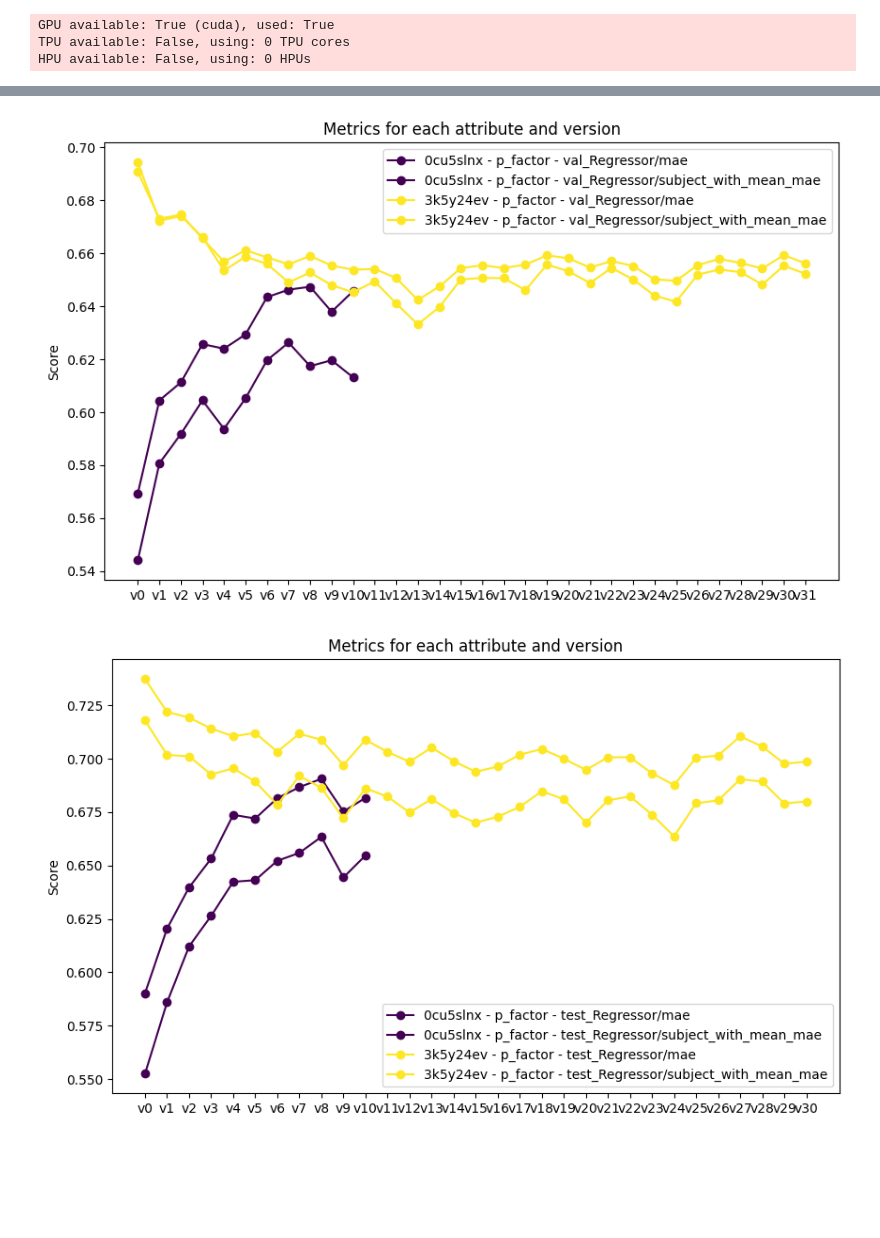
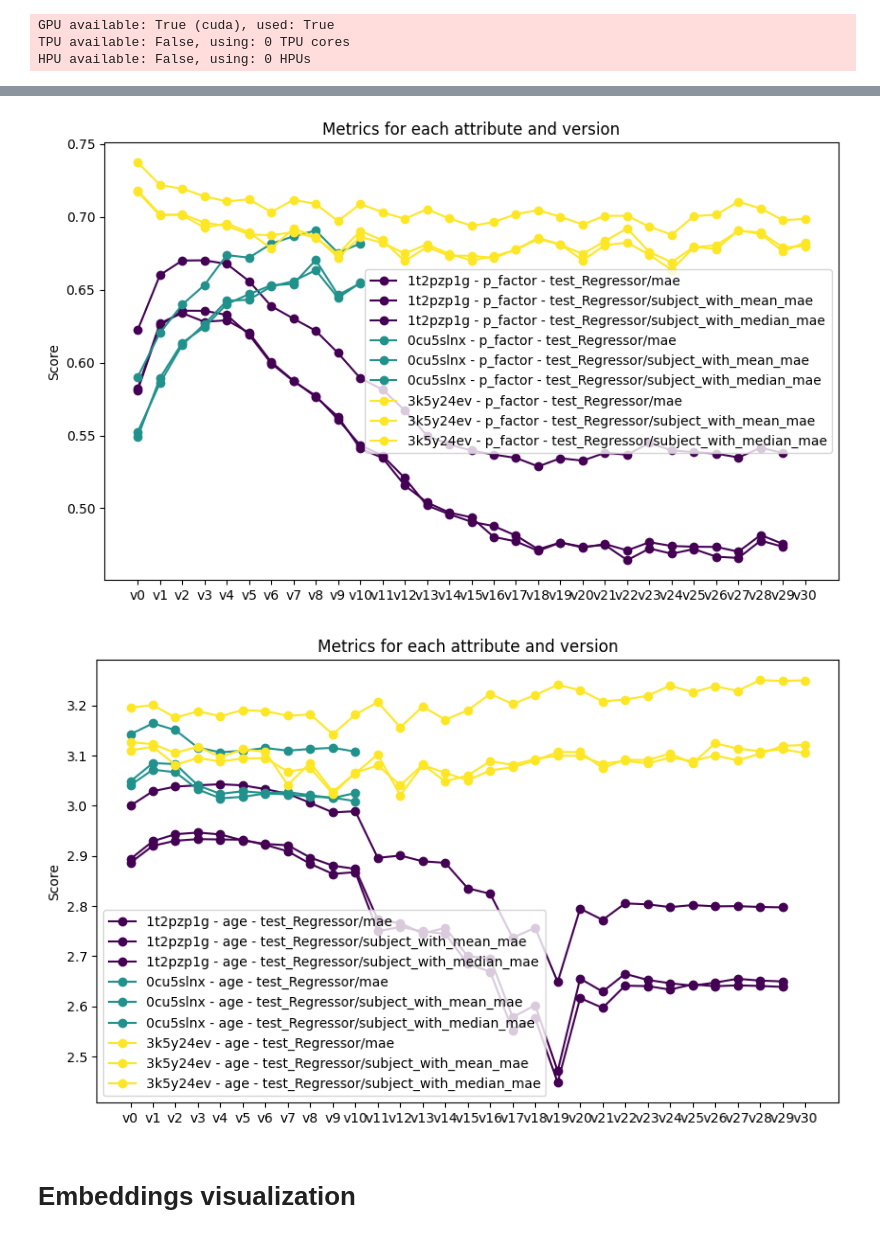
Before and after one commit to sccn/eeg-ssl, a Jupyter notebook: notebooks/CPC_evaluation.ipynb, the cells around one changed output, grey strips where cells are left out. Cells and saved outputs as stored; diff of their text form; code cells hidden in the pictures; blank space fills up the shorter version.

```diff
--- a/notebooks/CPC_evaluation.ipynb
+++ b/notebooks/CPC_evaluation.ipynb
@@ -19,8 +11,13 @@ View run at https://wandb.ai/sccn/eeg-ssl/runs/w0bcdq0u
 # %%
 import os
-model = "0cu5slnx" #"3k5y24ev"
+model = "1t2pzp1g" #"3k5y24ev"
 artifact_dir = f'artifacts/model-{model}'
-num_version = 11 if model == "0cu5slnx" else 31
+if model == "0cu5slnx":
+    num_version = 11
+elif model == "3k5y24ev":
+    num_version = 31
+else:
+    num_version = 30
 for version in range(num_version):
     if os.path.exists(f'{artifact_dir}:v{version}'):
         print(f"Artifact directory {artifact_dir}:v{version} already exists. Skipping download.")
@@ -58,6 +61,11 @@ if model == "0cu5slnx":
 elif model == "3k5y24ev":
     config['model']['init_args']['contextualizer_path'] = 'libs.ssl_model.BENDRLSTM'
     config['model']['init_args']['contextualizer_kwargs'] = {'in_features': 512}
+elif model == "1t2pzp1g":
+    config['model']['init_args']['contextualizer_path'] = 'libs.bendr._BENDRContextualizer'
+    config['model']['init_args']['contextualizer_kwargs'] = {'in_features': 512, 'start_token': None}
+    config['model']['init_args']['encoder_path'] = 'libs.bendr._ConvEncoderBENDR'
+    config['model']['init_args']['encoder_kwargs'] = {'encoder_h': 512, 'in_features': 128, 'dropout': 0.1}
 
 config['trainer']['callbacks'] = None
 config['trainer']['logger'] = None
@@ -139,15 +242,17 @@ def plot_metrics(scores, metrics, attributes, models):
     # show the plot
     plt.show()
 # %%
-metrics = [f'{mode}_Regressor/mae', f'{mode}_Regressor/subject_with_mean_mae']
+metrics = [f'{mode}_Regressor/mae', f'{mode}_Regressor/subject_with_mean_mae', f'{mode}_Regressor/subject_with_median_mae']
 # metrics = [f'val_Regressor/mae', f'val_Regressor/subject_with_mean_mae']
 # %%
 attributes = ['p_factor']
-plot_metrics(version_scores, metrics, attributes, ['0cu5slnx', '3k5y24ev'])
+plot_metrics(version_scores, metrics, attributes, ['1t2pzp1g', '0cu5slnx', '3k5y24ev'])
 # %% [output]
-[figure, old version]
+[figure, new version]
 # %%
-attributes = ['p_factor']
-plot_metrics(version_scores, metrics, attributes, ['0cu5slnx', '3k5y24ev'])
+attributes = ['age']
+plot_metrics(version_scores, metrics, attributes, ['1t2pzp1g', '0cu5slnx', '3k5y24ev'])
 # %% [output]
-[figure, old version]
+[figure, new version]
+# %% [markdown]
+# Embeddings visualization
```
Also changed, not shown: parts of 29 cells of this notebook, 19 other files.
